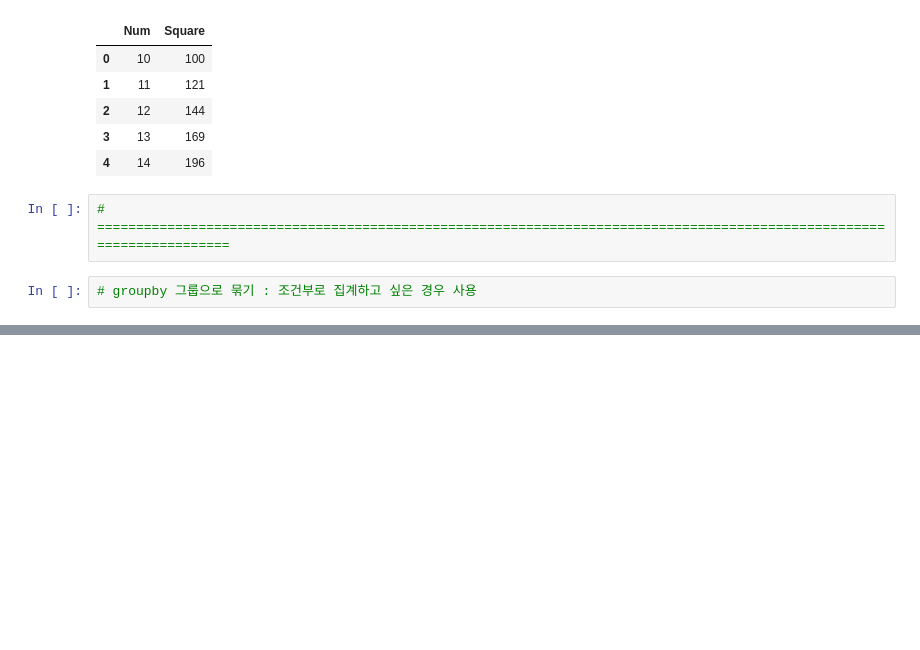
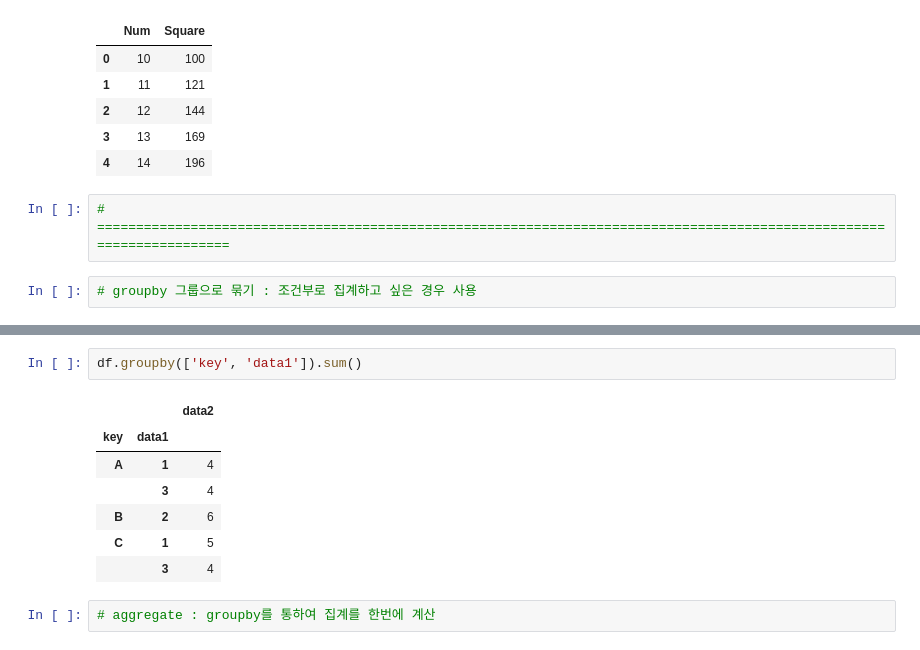
Before and after one commit to Notepad96/Data-Analysis, a Jupyter notebook: pandas/pandas2.ipynb, the cells around one changed output, grey strips where cells are left out. Cells and saved outputs as stored; diff of their text form; blank space fills up the shorter version.

```diff
--- a/pandas/pandas2.ipynb
+++ b/pandas/pandas2.ipynb
@@ -106,0 +128,12 @@ df = pd.DataFrame({'Key': ['A', 'B', 'C', 'A', 'B', 'C'], 'data1': [1, 2, 3, 1,
+# %%
+df.groupby(['key', 'data1']).sum()
+# %% [output]
+|  |  | data2 |
+| key | data1 |  |
+| A | 1 | 4 |
+|  | 3 | 4 |
+| B | 2 | 6 |
+| C | 1 | 5 |
+|  | 3 | 4 |
+# %%
+# aggregate : groupby를 통하여 집계를 한번에 계산
```
Also changed, not shown: parts of 15 cells of this notebook.
